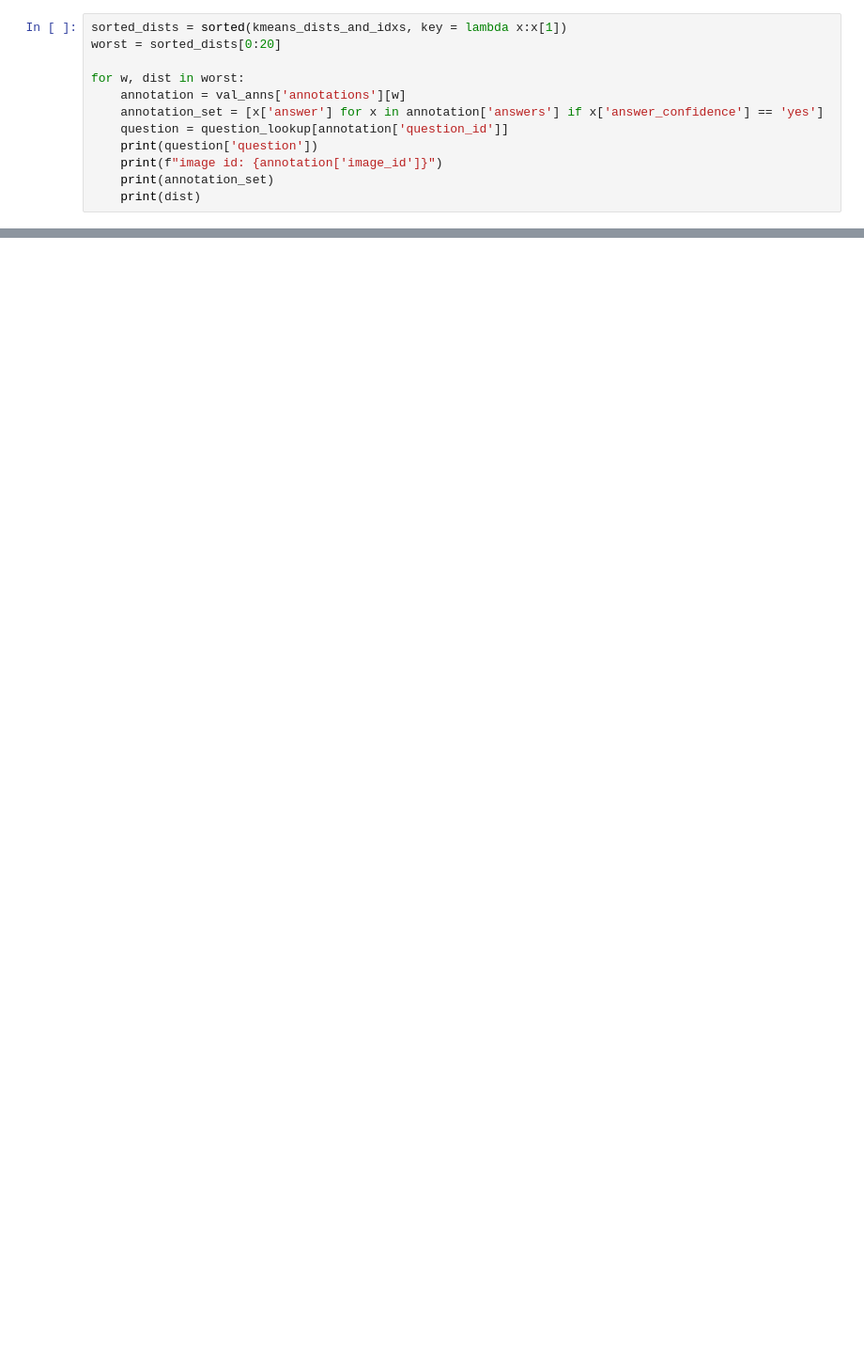
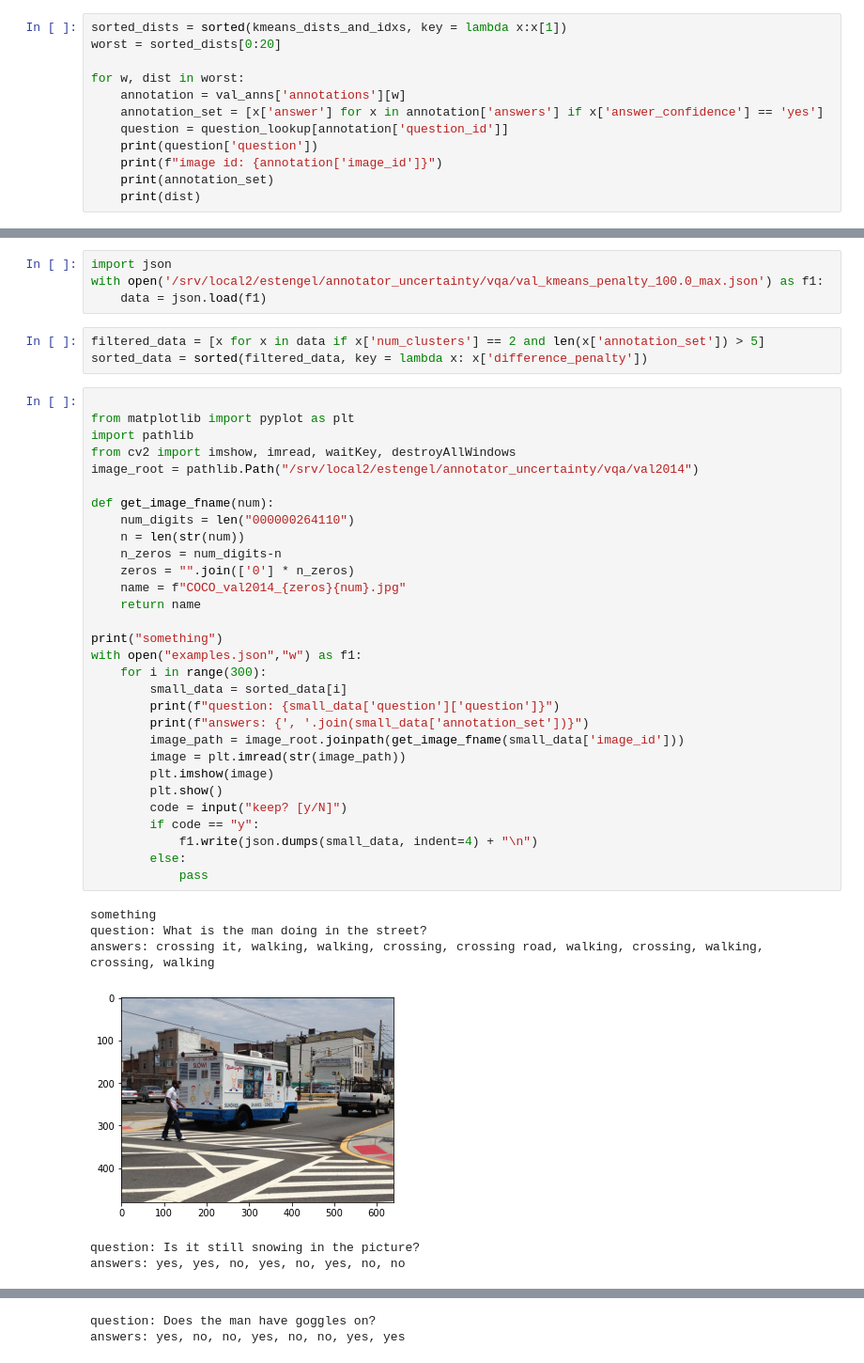
Before and after one commit to esteng/ambiguous_vqa, a Jupyter notebook: data/explore.ipynb, the cells around one changed output, grey strips where cells are left out. Shown at 94% size. Saved outputs shown, nothing was run; the diff lists cells and outputs as text; blank space fills up the shorter version.

```diff
--- a/data/explore.ipynb
+++ b/data/explore.ipynb
@@ -335,0 +532,44 @@ for w, dist in worst:
+# %%
+import json
+with open('/srv/local2/estengel/annotator_uncertainty/vqa/val_kmeans_penalty_100.0_max.json') as f1:
+    data = json.load(f1)
+# %%
+filtered_data = [x for x in data if x['num_clusters'] == 2 and len(x['annotation_set']) > 5]
+sorted_data = sorted(filtered_data, key = lambda x: x['difference_penalty'])
+# %%
+
+from matplotlib import pyplot as plt
+import pathlib
+from cv2 import imshow, imread, waitKey, destroyAllWindows
+image_root = pathlib.Path("/srv/local2/estengel/annotator_uncertainty/vqa/val2014")
+
+def get_image_fname(num):
+    num_digits = len("000000264110")
+    n = len(str(num))
+    n_zeros = num_digits-n
+    zeros = "".join(['0'] * n_zeros)
+    name = f"COCO_val2014_{zeros}{num}.jpg"
+    return name
+
+print("something")
+with open("examples.json","w") as f1:
+    for i in range(300):
+        small_data = sorted_data[i]
+        print(f"question: {small_data['question']['question']}")
+        print(f"answers: {', '.join(small_data['annotation_set'])}")
+        image_path = image_root.joinpath(get_image_fname(small_data['image_id']))
+        image = plt.imread(str(image_path))
+        plt.imshow(image)
+        plt.show()
+        code = input("keep? [y/N]")
+        if code == "y":
+            f1.write(json.dumps(small_data, indent=4) + "\n")
+        else:
+            pass
+# %% [output]
+something
+question: What is the man doing in the street?
+answers: crossing it, walking, walking, crossing, crossing road, walking, crossing, walking, crossing, walking
+[figure, added]
+question: Is it still snowing in the picture?
+answers: yes, yes, no, yes, no, yes, no, no
@@ -335,0 +577,2 @@ for w, dist in worst:
+question: Does the man have goggles on?
+answers: yes, no, no, yes, no, no, yes, yes
```
Also changed, not shown: parts of 9 cells of this notebook, 7 other files.
